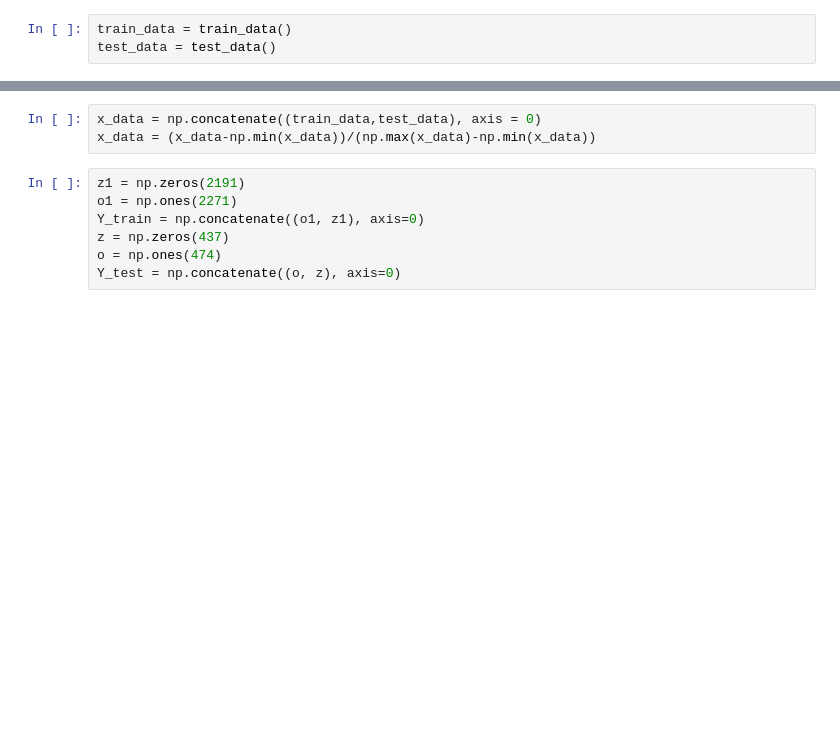
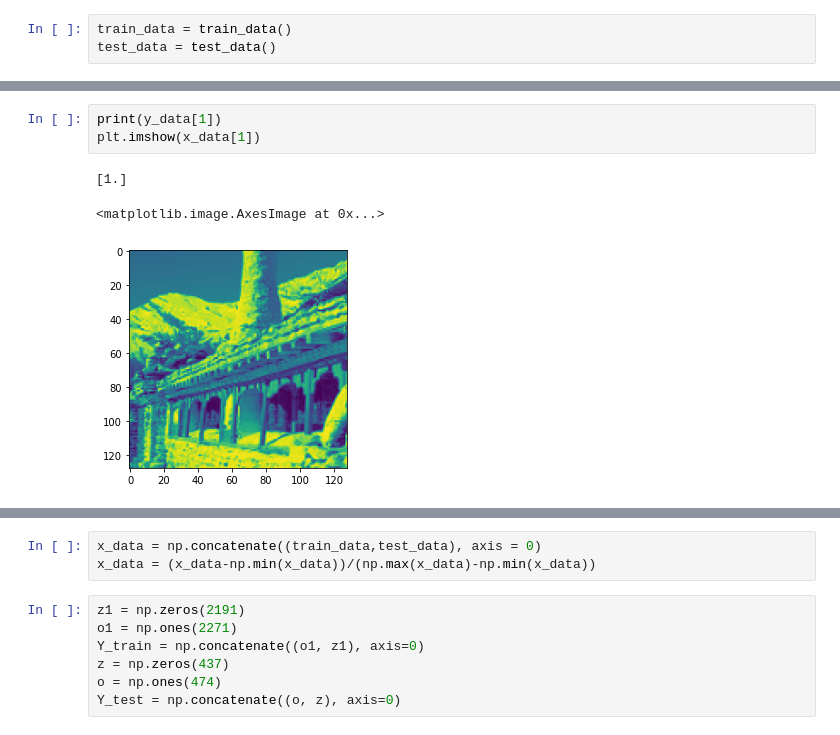
Before and after one commit to MJR2010gbc/image-processing, a Jupyter notebook: DataProcessingNotebook.ipynb, the cells around one changed output, grey strips where cells are left out. Drawn from its saved outputs; the diff is of its cells as text; blank space fills up the shorter version.

```diff
--- a/DataProcessingNotebook.ipynb
+++ b/DataProcessingNotebook.ipynb
@@ -132,0 +152,7 @@ test_data = test_data()
+# %%
+print(y_data[1])
+plt.imshow(x_data[1])
+# %% [output]
+[1.]
+<matplotlib.image.AxesImage at 0x...>
+[figure, added]
```
Also changed, not shown: parts of 19 cells of this notebook.
